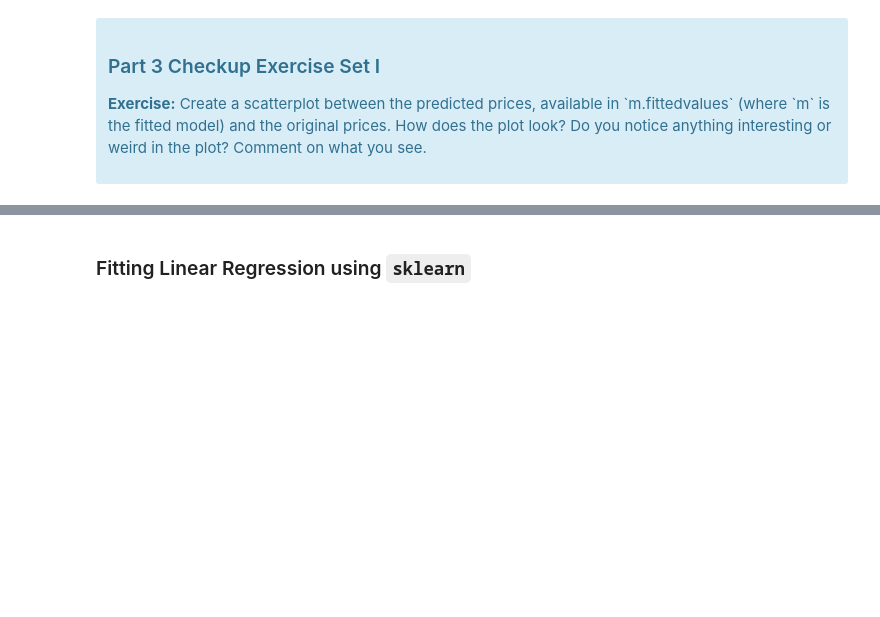
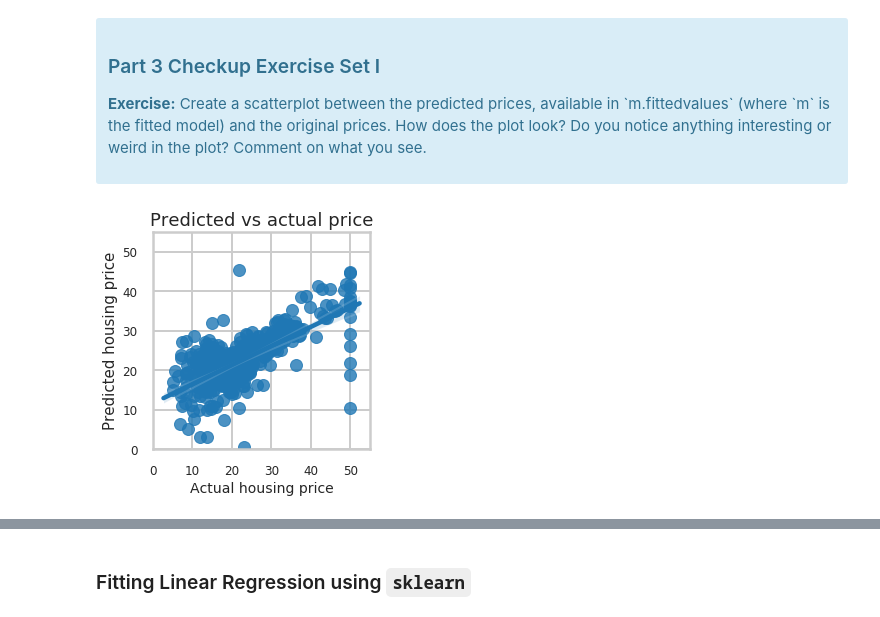
Before and after one commit to gperdrizet/linear_regression, a Jupyter notebook: Mini_Project_Linear_Regression.ipynb, the cells around one changed output, grey strips where cells are left out. Drawn from its saved outputs; the diff is of its cells as text; code cells hidden in the pictures; blank space fills up the shorter version.

```diff
--- a/Mini_Project_Linear_Regression.ipynb
+++ b/Mini_Project_Linear_Regression.ipynb
@@ -520,0 +611,13 @@ Let's see how our model actually fit our data. We can see below that there is a
+# %%
+# your turn
+ax = sns.regplot(y=m.fittedvalues, x=bos.PRICE, fit_reg = True)
+ax.tick_params(labelsize=12)
+ax.set_title('Predicted vs actual price', fontsize=18)
+ax.set_xlabel('Actual housing price', fontsize=14)
+ax.set_ylabel('Predicted housing price', fontsize=15)
+ax.set_xlim(0, 55)
+ax.set_ylim(0, 55)
+ax.set_aspect('equal', 'box')
+ax.yaxis.set_major_formatter(FormatStrFormatter('%.0f'))
+# %% [output]
+[figure, added]
```
Also changed, not shown: parts of 44 cells of this notebook.
